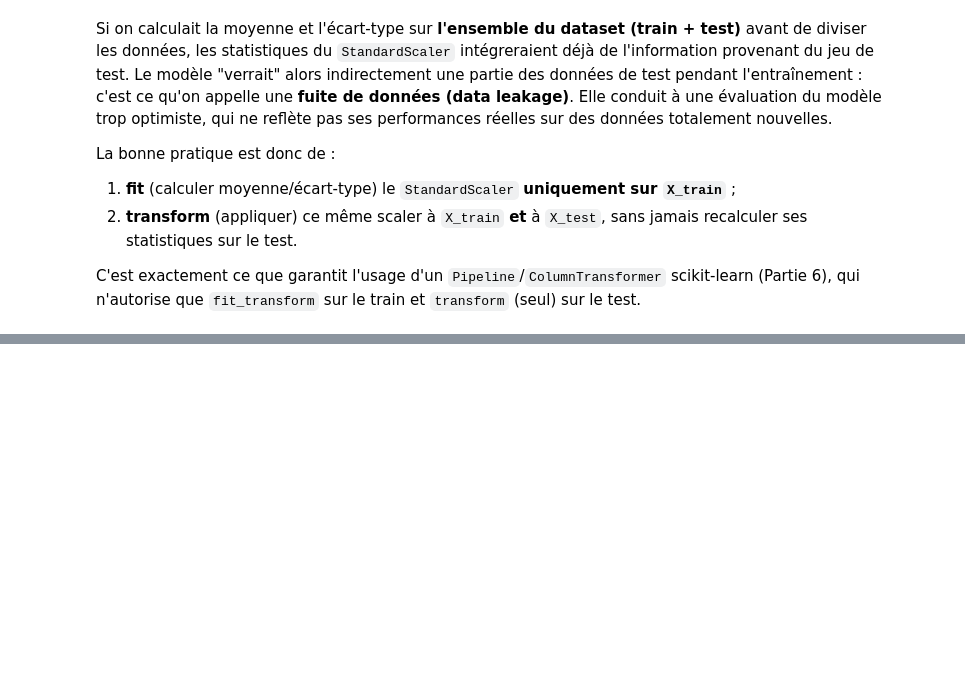
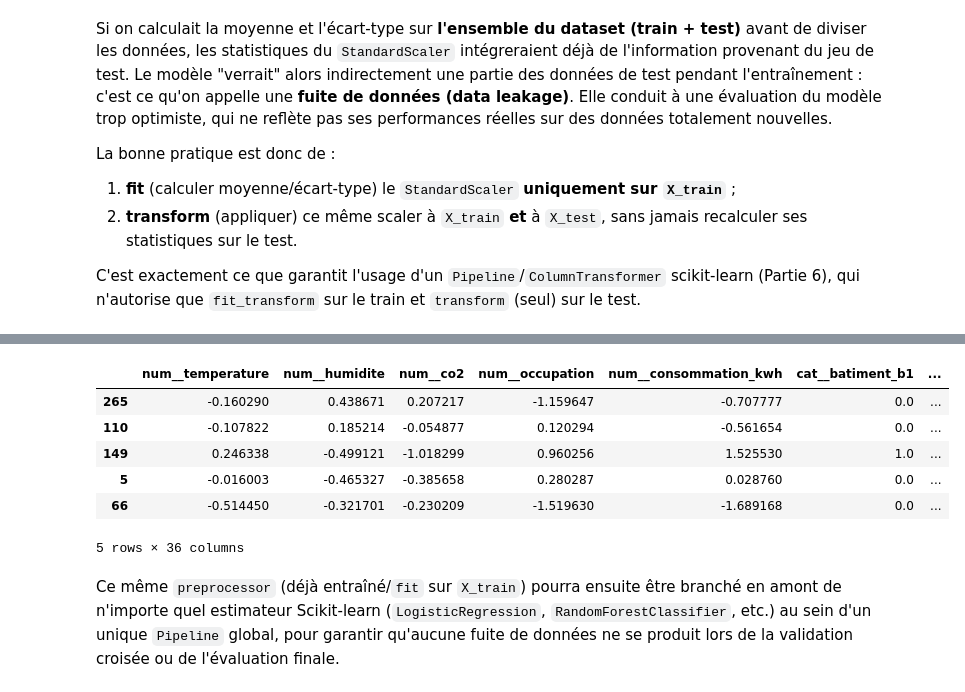
Before and after one commit to Youssoupha-ndiaye/atelier_pr-parations_donn-es_ODC_IA, a Jupyter notebook: atelier_prepa_donnees_tab/notebooks/atelier_prepa_donnees_tab.ipynb, the cells around one changed output, grey strips where cells are left out. Saved outputs shown, nothing was run; the diff lists cells and outputs as text; code cells hidden in the pictures; blank space fills up the shorter version.

Commit message:
Partie 6 – Pipeline de preprocessing

```diff
--- a/atelier_prepa_donnees_tab/notebooks/atelier_prepa_donnees_tab.ipynb
+++ b/atelier_prepa_donnees_tab/notebooks/atelier_prepa_donnees_tab.ipynb
@@ -793,0 +825,30 @@ C'est exactement ce que garantit l'usage d'un `Pipeline`/`ColumnTransformer` sci
+# %%
+from sklearn.pipeline import Pipeline
+from sklearn.impute import SimpleImputer
+from sklearn.compose import ColumnTransformer
+
+num_cols = X.select_dtypes(include=[np.number]).columns.tolist()
+cat_cols = X.select_dtypes(exclude=[np.number]).columns.tolist()
+
+print("Variables numériques   :", num_cols)
+print("Variables catégorielles:", cat_cols)
+
+# --- Branche numérique ---
+pipeline_numerique = Pipeline(steps=[
+    ("imputation", SimpleImputer(strategy="median")),
+    ("scaling", StandardScaler()),
+])
+
+# --- Branche catégorielle ---
+pipeline_categorielle = Pipeline(steps=[
+    ("imputation", SimpleImputer(strategy="most_frequent")),
+    ("encodage", OneHotEncoder(handle_unknown="ignore")),
+])
+
+# --- Assemblage ---
+preprocessor = ColumnTransformer(transformers=[
+    ("num", pipeline_numerique, num_cols),
+    ("cat", pipeline_categorielle, cat_cols),
+])
+
+preprocessor
@@ -793,0 +873,11 @@ C'est exactement ce que garantit l'usage d'un `Pipeline`/`ColumnTransformer` sci
+# %%
+# Le preprocessor est fit UNIQUEMENT sur le train, puis appliqué (transform) au train et au test
+X_train_preparer = preprocessor.fit_transform(X_train)
+X_test_preparer = preprocessor.transform(X_test)
+
+print("Shape X_train_preparer :", X_train_preparer.shape)
+print("Shape X_test_preparer  :", X_test_preparer.shape)
+
+noms_colonnes_finales = preprocessor.get_feature_names_out()
+print(f"\nNombre total de colonnes après preprocessing : {len(noms_colonnes_finales)}")
+noms_colonnes_finales[:15]
@@ -793,0 +895,17 @@ C'est exactement ce que garantit l'usage d'un `Pipeline`/`ColumnTransformer` sci
+# %%
+# Aperçu du dataset final préparé (sous forme de DataFrame, pour lisibilité)
+X_train_prepared_df = pd.DataFrame(X_train_preparer, columns=noms_colonnes_finales, index=X_train.index)
+X_train_prepared_df.head()
+# %% [output]
+|  | num__temperature | num__humidite | num__co2 | num__occupation | num__consommation_kwh | cat__batiment_b1 | ... |
+| 265 | -0.160290 | 0.438671 | 0.207217 | -1.159647 | -0.707777 | 0.0 | ... |
+| 110 | -0.107822 | 0.185214 | -0.054877 | 0.120294 | -0.561654 | 0.0 | ... |
+| 149 | 0.246338 | -0.499121 | -1.018299 | 0.960256 | 1.525530 | 1.0 | ... |
+| 5 | -0.016003 | -0.465327 | -0.385658 | 0.280287 | 0.028760 | 0.0 | ... |
+| 66 | -0.514450 | -0.321701 | -0.230209 | -1.519630 | -1.689168 | 0.0 | ... |
+5 rows × 36 columns
+# %% [markdown]
+Ce même `preprocessor` (déjà entraîné/`fit` sur `X_train`) pourra ensuite être branché en
+amont de n'importe quel estimateur Scikit-learn (`LogisticRegression`, `RandomForestClassifier`,
+etc.) au sein d'un unique `Pipeline` global, pour garantir qu'aucune fuite de données ne se produit
+lors de la validation croisée ou de l'évaluation finale.
```
Also changed, not shown: parts of 4 cells of this notebook.
